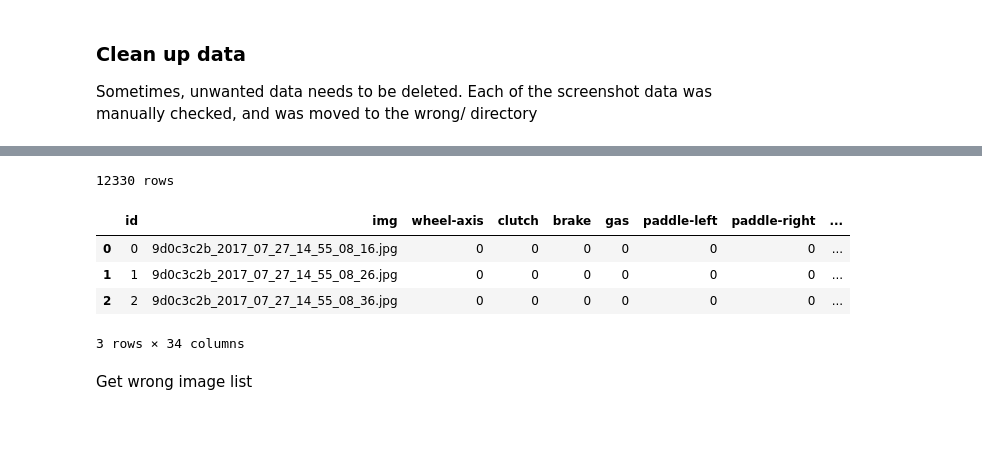
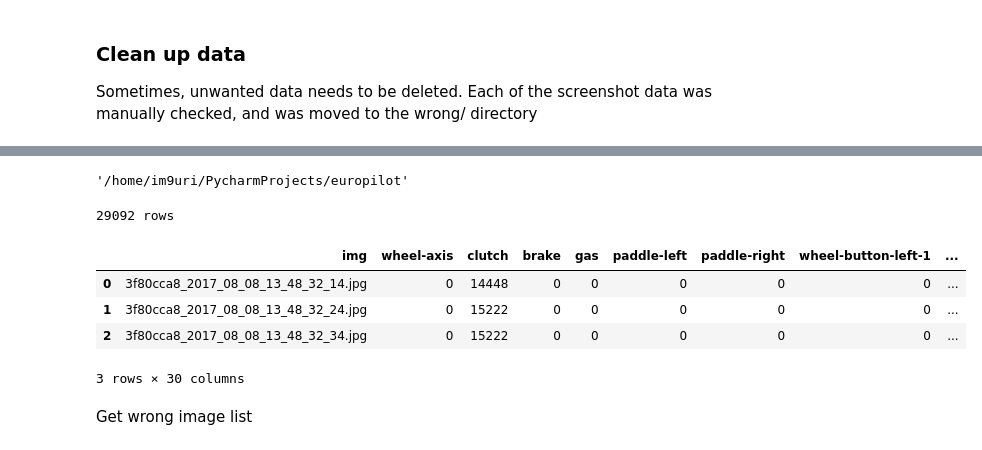
Before and after one commit to marsauto/europilot, a Jupyter notebook: scripts/clean_up.ipynb, the cells around one changed output, grey strips where cells are left out. Drawn from its saved outputs; the diff is of its cells as text; code cells hidden in the pictures.

```diff
--- a/scripts/clean_up.ipynb
+++ b/scripts/clean_up.ipynb
@@ -12,13 +16,29 @@ import pandas as pd
+# %%
+os.path.dirname(os.getcwd())
+# %% [output]
+'/home/im9uri/PycharmProjects/europilot'
+# %%
+parent_path = os.path.dirname(os.getcwd())
+
+csv_file = '3f80cca8'
+csv_file_name = csv_file + '.csv'
+csv_dir_path = os.path.join(parent_path, 'data', 'csv')
+csv_file_path = os.path.join(csv_dir_path, csv_file_name)
+
+img_dir_path =  os.path.join(parent_path, 'data', 'img', 'raw')
+img_output_dir_path = os.path.join(img_dir_path, csv_file)
+img_wrong_dir_path = os.path.join(parent_path, 'data', 'img', 'wrong')
 # %%
-df = pd.read_csv('../data/9d0c3c2b.csv', header=0)
+df = pd.read_csv(csv_file_path, header=0)
+old_rows_count = df.shape[0]
 print("%d rows" % df.shape[0])
 df.head(3)
 # %% [output]
-12330 rows
+29092 rows
-|  | id | img | wheel-axis | clutch | brake | gas | paddle-left | paddle-right | ... |
-| 0 | 0 | 9d0c3c2b_2017_07_27_14_55_08_16.jpg | 0 | 0 | 0 | 0 | 0 | 0 | ... |
-| 1 | 1 | 9d0c3c2b_2017_07_27_14_55_08_26.jpg | 0 | 0 | 0 | 0 | 0 | 0 | ... |
-| 2 | 2 | 9d0c3c2b_2017_07_27_14_55_08_36.jpg | 0 | 0 | 0 | 0 | 0 | 0 | ... |
+|  | img | wheel-axis | clutch | brake | gas | paddle-left | paddle-right | wheel-button-left-1 | ... |
+| 0 | 3f80cca8_2017_08_08_13_48_32_14.jpg | 0 | 14448 | 0 | 0 | 0 | 0 | 0 | ... |
+| 1 | 3f80cca8_2017_08_08_13_48_32_24.jpg | 0 | 15222 | 0 | 0 | 0 | 0 | 0 | ... |
+| 2 | 3f80cca8_2017_08_08_13_48_32_34.jpg | 0 | 15222 | 0 | 0 | 0 | 0 | 0 | ... |
-3 rows × 34 columns
+3 rows × 30 columns
 # %% [markdown]
 Get wrong image list
```
Also changed, not shown: parts of 25 cells of this notebook, 5 other files.
